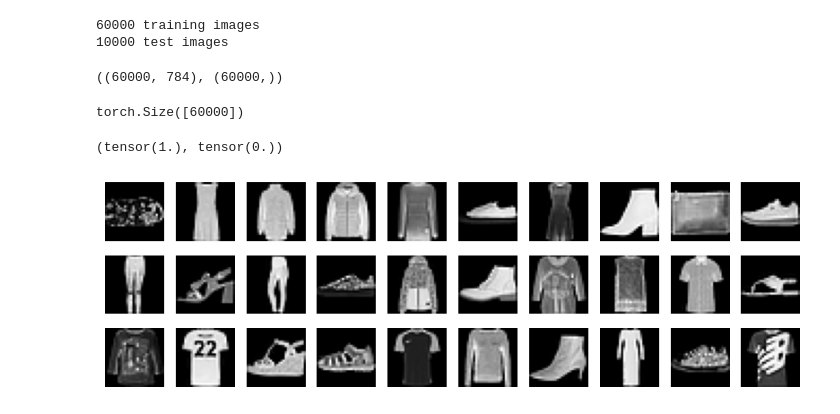
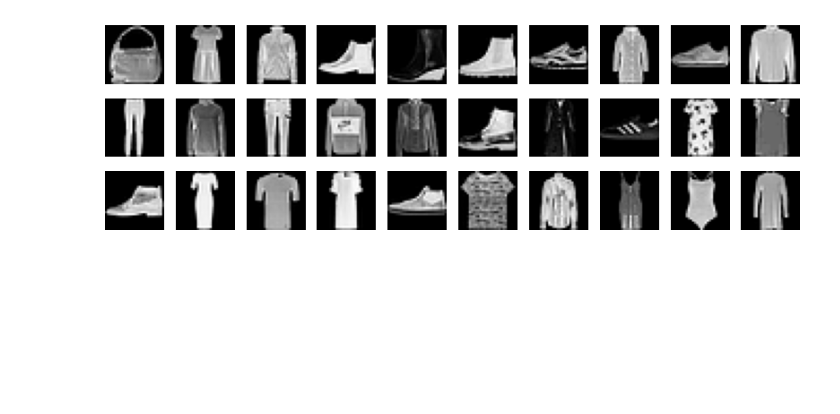
Before and after one commit to Penelopeeirini/DeepLearningCrashCourse, a Jupyter notebook: Ch04_AE/ec04_A_vae_mnist/vae_fashion_mnist.ipynb, the cells around one changed output. Saved outputs shown, nothing was run; the diff lists cells and outputs as text; code cells hidden in the pictures; blank space fills up the shorter version.

```diff
--- a/Ch04_AE/ec04_A_vae_mnist/vae_fashion_mnist.ipynb
+++ b/Ch04_AE/ec04_A_vae_mnist/vae_fashion_mnist.ipynb
@@ -16,20 +12,11 @@ sys.path.append('fashion-mnist/utils')
 
 import mnist_reader
 
+os.listdir("./fashion-mnist/data/fashion")
+
 data_dir = 'fashion-mnist/data/fashion'
 
-X_train, y_train = mnist_reader.load_mnist(data_dir, kind='train')
+train_files= mnist_reader.load_mnist(data_dir, kind='train')
 
-X_test, y_test = mnist_reader.load_mnist(data_dir, kind='t10k')
+test_files= mnist_reader.load_mnist(data_dir, kind='t10k')
+train_dataset_path="./fashion-mnist/data/fashion"
-# %%
-print(f"{len(X_train)} training images")
-print(f"{len(X_test)} test images")
-X_train.shape, y_train.shape
-# %% [output]
-60000 training images
-10000 test images
-((60000, 784), (60000,))
-# %%
-y_train_tensor.shape
-# %% [output]
-torch.Size([60000])
@@ -38 +23,14 @@ import torch
+# %%
+images, labels =train_files
+import matplotlib.pyplot as plt
+import numpy as np
+
+fig, axs = plt.subplots(3, 10, figsize=((10, 3)))
+for ax, train_file in zip(axs.ravel(), np.random.choice(len(images), axs.size)):
+    image = images[train_file]
+    ax.imshow(image.reshape(28,28), cmap="gray")
+    ax.set_axis_off()
+plt.show()
+# %% [output]
+[figure, added]
 # %%
@@ -50,16 +40,0 @@ normalized_y_train_tensor = (y_train_tensor-min_val / max_val - min_val)
-# %%
-normalized_X_train_tensor.max(), normalized_X_train_tensor.min()
-# %% [output]
-(tensor(1.), tensor(0.))
-# %%
-import matplotlib.pyplot as plt
-import numpy as np
-
-fig, axs = plt.subplots(3, 10, figsize=((10, 3)))
-for ax, train_file in zip(axs.ravel(), np.random.choice(len(normalized_X_train_tensor), axs.size)):
-    image = normalized_X_train_tensor[train_file]
-    ax.imshow(image.reshape(28,28), cmap="gray")
-    ax.set_axis_off()
-plt.show()
-# %% [output]
-[figure, removed]
```
Also changed, not shown: parts of 14 cells of this notebook.
